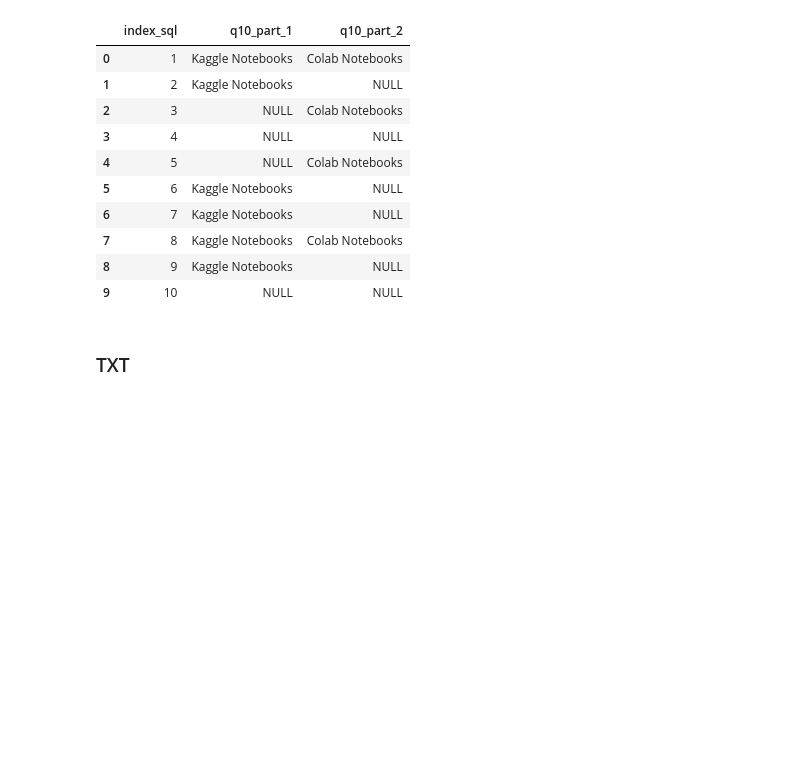
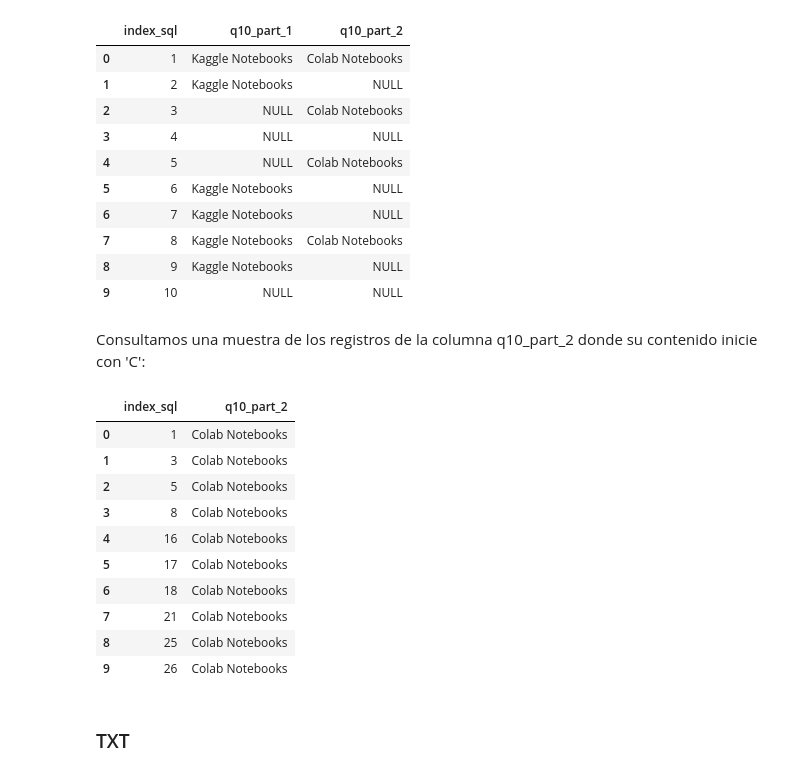
Before and after one commit to Adalab/project-da-promo-C-modulo-1-team-1, a Jupyter notebook: data y proceso/PYTHON/consultas_clases.ipynb, the cells around one changed output. Cells and saved outputs as stored; diff of their text form; code cells hidden in the pictures; blank space fills up the shorter version.

```diff
--- a/data y proceso/PYTHON/consultas_clases.ipynb
+++ b/data y proceso/PYTHON/consultas_clases.ipynb
@@ -83,6 +108,31 @@ df_sql.head(10)
 | 7 | 8 | Kaggle Notebooks | Colab Notebooks |
 | 8 | 9 | Kaggle Notebooks | NULL |
 | 9 | 10 | NULL | NULL |
+# %% [markdown]
+Consultamos una muestra de los registros de la columna q10_part_2 donde su contenido inicie con 'C':
+# %%
+cnx = mysql.connector.connect(user='root', password='AlumnaAdalab',
+                              host='127.0.0.1',
+                              database='proyecto_1_equipo_1')
+mycursor = cnx.cursor()
+mycursor.execute("SELECT index_sql, q10_part_2 FROM data_sql WHERE q10_part_2 LIKE 'C%' ;")
+myresult = mycursor.fetchall()
+df_sql2 = pd.DataFrame(myresult, columns = ["index_sql", "q10_part_2"])
+cnx.close()
+# %%
+df_sql2.head(10)
+# %% [output]
+|  | index_sql | q10_part_2 |
+| 0 | 1 | Colab Notebooks |
+| 1 | 3 | Colab Notebooks |
+| 2 | 5 | Colab Notebooks |
+| 3 | 8 | Colab Notebooks |
+| 4 | 16 | Colab Notebooks |
+| 5 | 17 | Colab Notebooks |
+| 6 | 18 | Colab Notebooks |
+| 7 | 21 | Colab Notebooks |
+| 8 | 25 | Colab Notebooks |
+| 9 | 26 | Colab Notebooks |
 # %% [markdown]
 ### TXT
 # %% [markdown]
```
Also changed, not shown: parts of 12 cells of this notebook, 3 other files.
